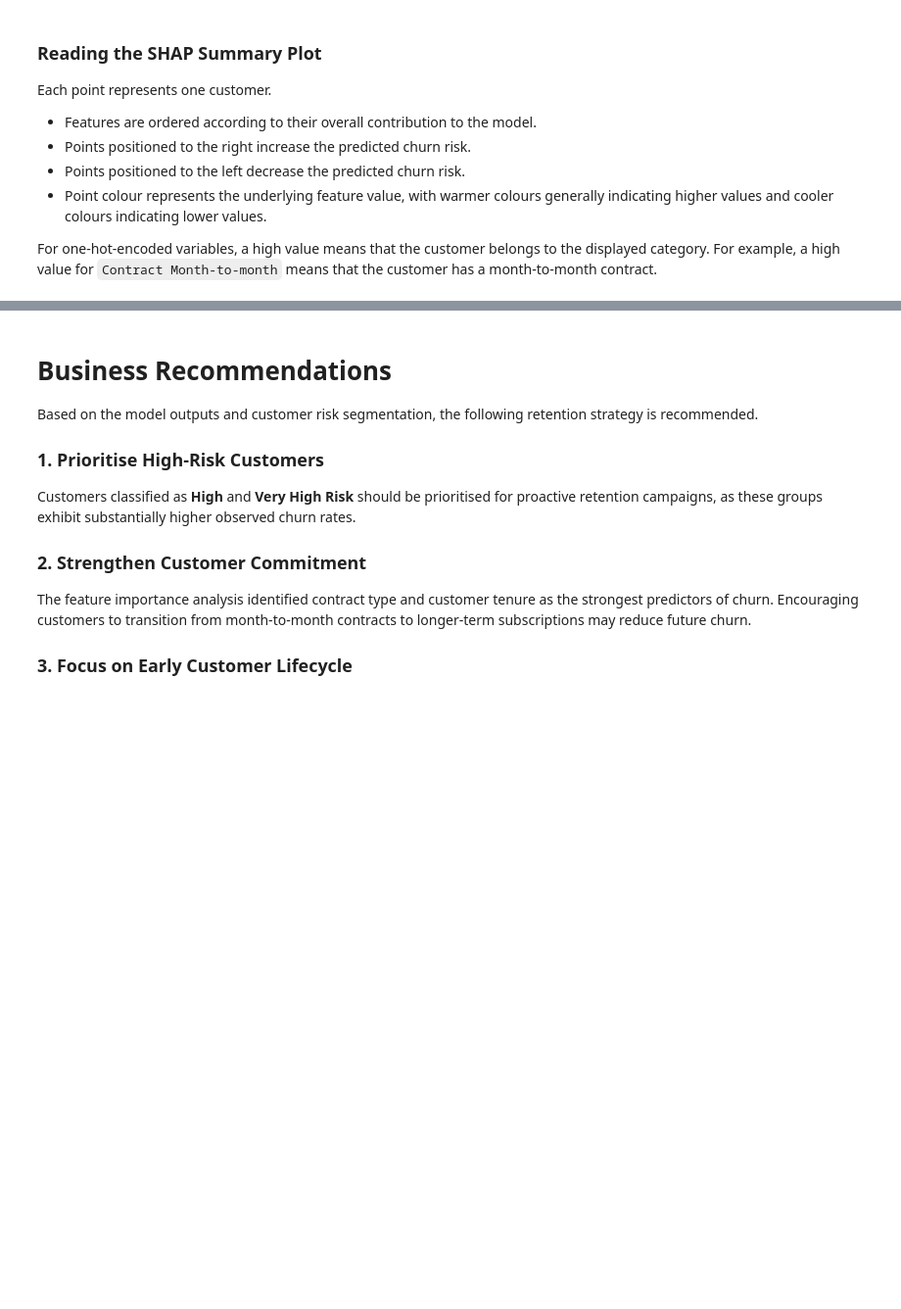
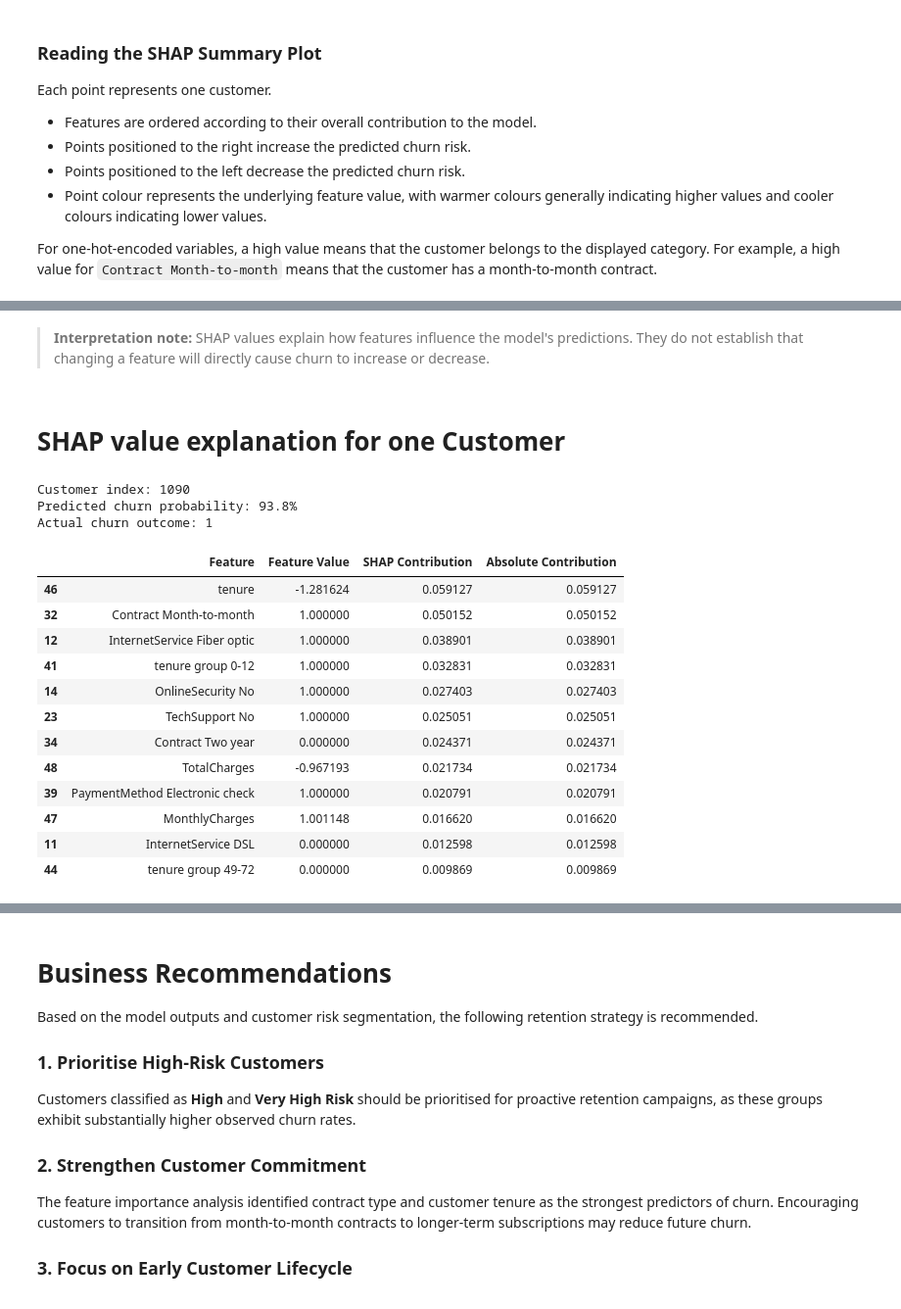
Before and after one commit to Saptaparnineogi/Customer-Churn-Risk-Assessment-and-Retention-Analytics, a Jupyter notebook: notebooks/03_Model_Evaluation_and_Business_Insights.ipynb.ipynb, the cells around one changed output, grey strips where cells are left out. Shown at 98% size. Saved outputs shown, nothing was run; the diff lists cells and outputs as text; code cells hidden in the pictures; blank space fills up the shorter version.

```diff
--- a/notebooks/03_Model_Evaluation_and_Business_Insights.ipynb.ipynb
+++ b/notebooks/03_Model_Evaluation_and_Business_Insights.ipynb.ipynb
@@ -659,0 +674,64 @@ For one-hot-encoded variables, a high value means that the customer belongs to t
+# %% [markdown]
+> **Interpretation note:** SHAP values explain how features influence the model's predictions. They do not establish that changing a feature will directly cause churn to increase or decrease.
+# %% [markdown]
+# SHAP value explanation for one Customer
+# %%
+highest_risk_position = int(np.argmax(y_proba))
+highest_risk_index = X_test.index[highest_risk_position]
+
+customer_original = X_test.loc[[highest_risk_index]]
+customer_transformed = X_test_shap.loc[[highest_risk_index]]
+
+customer_probability = y_proba[highest_risk_position]
+customer_actual = y_test.loc[highest_risk_index]
+
+print(f"Customer index: {highest_risk_index}")
+print(f"Predicted churn probability: {customer_probability:.1%}")
+print(f"Actual churn outcome: {customer_actual}")
+# %% [output]
+Customer index: 1090
+Predicted churn probability: 93.8%
+Actual churn outcome: 1
+# %%
+local_raw_values = explainer.shap_values(customer_transformed)
+
+if isinstance(local_raw_values, list):
+    local_values = local_raw_values[1][0]
+
+elif isinstance(local_raw_values, np.ndarray) and local_raw_values.ndim == 3:
+    local_values = local_raw_values[0, :, 1]
+
+else:
+    local_values = local_raw_values[0]
+# %%
+local_explanation = pd.DataFrame({
+    "Feature": customer_transformed.columns,
+    "Feature Value": customer_transformed.iloc[0].values,
+    "SHAP Contribution": local_values
+})
+
+local_explanation["Absolute Contribution"] = (
+    local_explanation["SHAP Contribution"].abs()
+)
+
+local_explanation = (
+    local_explanation
+    .sort_values("Absolute Contribution", ascending=False)
+    .head(12)
+)
+
+local_explanation
+# %% [output]
+|  | Feature | Feature Value | SHAP Contribution | Absolute Contribution |
+| 46 | tenure | -1.281624 | 0.059127 | 0.059127 |
+| 32 | Contract Month-to-month | 1.000000 | 0.050152 | 0.050152 |
+| 12 | InternetService Fiber optic | 1.000000 | 0.038901 | 0.038901 |
+| 41 | tenure group 0-12 | 1.000000 | 0.032831 | 0.032831 |
+| 14 | OnlineSecurity No | 1.000000 | 0.027403 | 0.027403 |
+| 23 | TechSupport No | 1.000000 | 0.025051 | 0.025051 |
+| 34 | Contract Two year | 0.000000 | 0.024371 | 0.024371 |
+| 48 | TotalCharges | -0.967193 | 0.021734 | 0.021734 |
+| 39 | PaymentMethod Electronic check | 1.000000 | 0.020791 | 0.020791 |
+| 47 | MonthlyCharges | 1.001148 | 0.016620 | 0.016620 |
+| 11 | InternetService DSL | 0.000000 | 0.012598 | 0.012598 |
+| 44 | tenure group 49-72 | 0.000000 | 0.009869 | 0.009869 |
```
Also changed, not shown: parts of 6 cells of this notebook.
